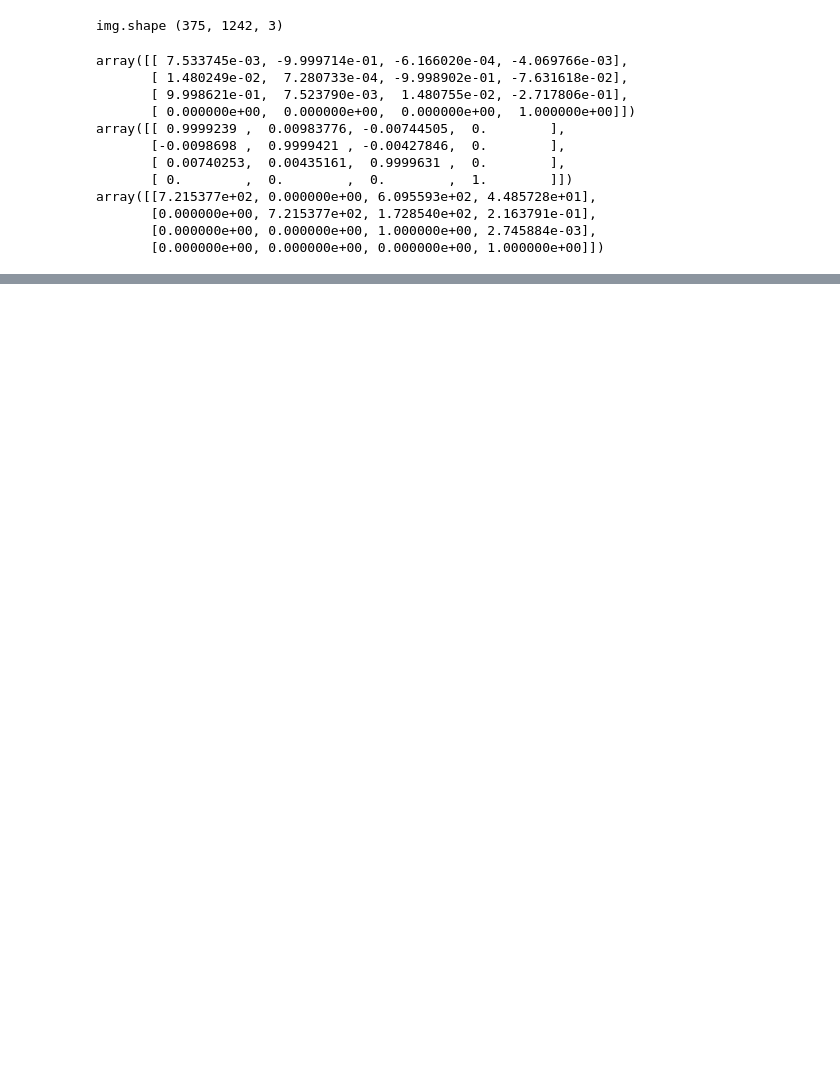
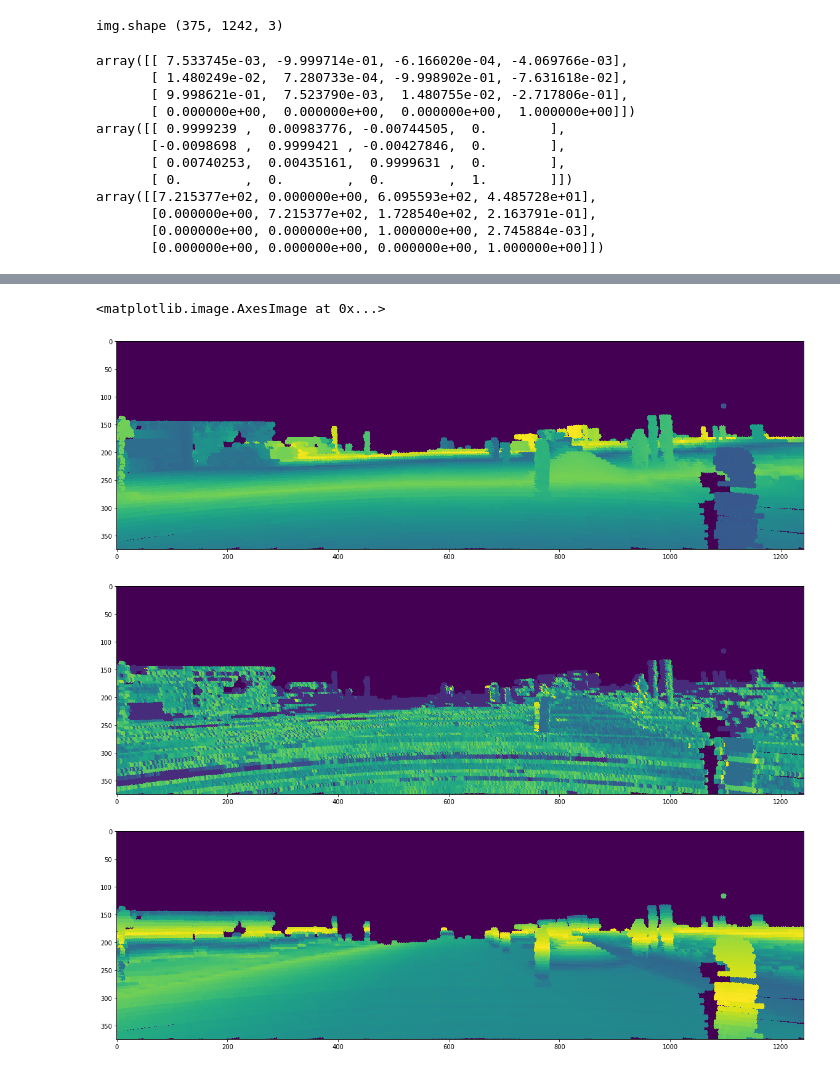
Before and after one commit to YahyaAlaaMassoud/Sensor-Fusion, a Jupyter notebook: gen_depth_map.ipynb, the cells around one changed output, grey strips where cells are left out. Drawn from its saved outputs; the diff is of its cells as text; code cells hidden in the pictures; blank space fills up the shorter version.

```diff
--- a/gen_depth_map.ipynb
+++ b/gen_depth_map.ipynb
@@ -150,0 +170,14 @@ plt.imshow(height_img)
+# %%
+plt.figure(figsize = (20,8))
+plt.imshow(depth_img)
+
+plt.figure(figsize = (20,8))
+plt.imshow(intensity_img)
+
+plt.figure(figsize = (20,8))
+plt.imshow(height_img)
+# %% [output]
+<matplotlib.image.AxesImage at 0x...>
+[figure, added]
+[figure, added]
+[figure, added]
```
Also changed, not shown: parts of 15 cells of this notebook, 3 other files.
